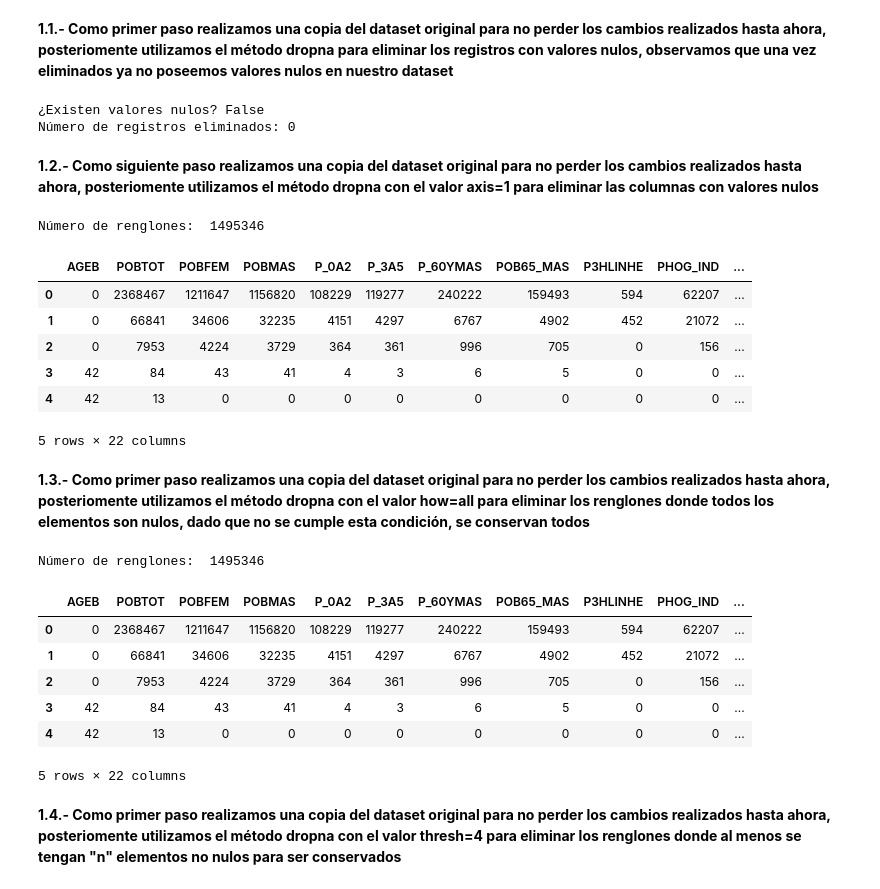
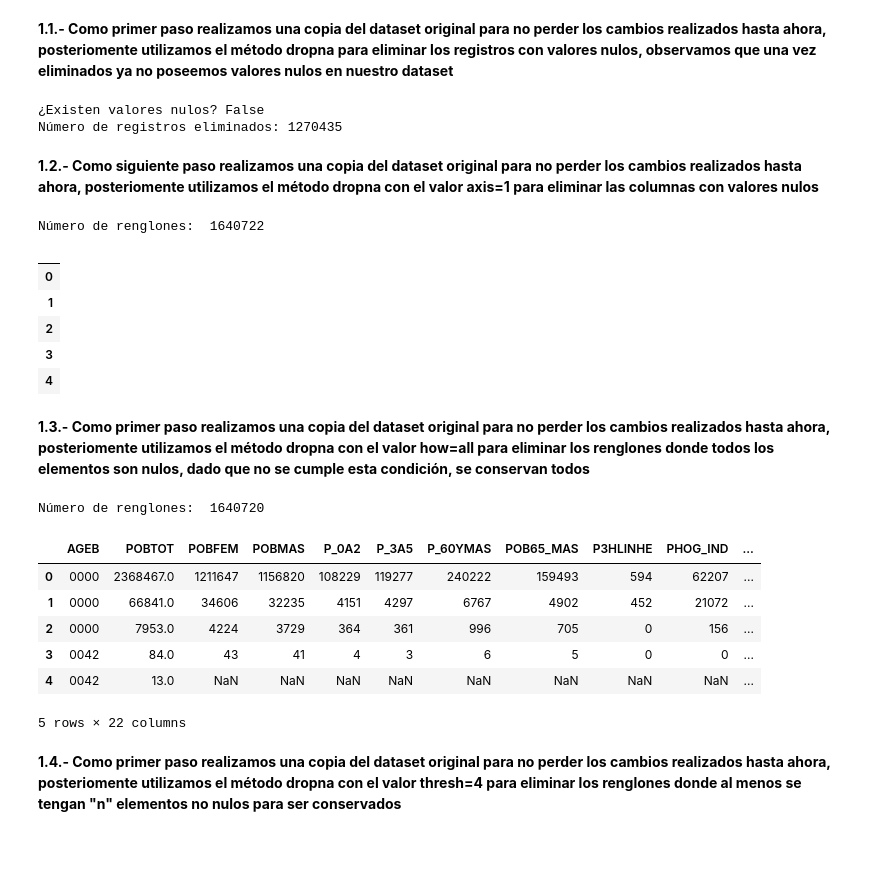
Before and after one commit to LH-1169213/IslasDeCalor, a Jupyter notebook: EDA_SCITEL_INEGI.ipynb, the cells around one changed output. Drawn from its saved outputs; the diff is of its cells as text; code cells hidden in the pictures; blank space fills up the shorter version.

```diff
--- a/EDA_SCITEL_INEGI.ipynb
+++ b/EDA_SCITEL_INEGI.ipynb
@@ -1168,7 +1168,7 @@ dtypes: float64(2), object(20)
 memory usage: 275.4+ MB
 # %%
 # Eliminamos los caracteres de tipo *
-df_concat.replace('*', 0, inplace=True)
+df_concat.replace('*', np.nan, inplace=True)
 df_concat.head()
 # %% [output]
 |  | AGEB | POBTOT | POBFEM | POBMAS | P_0A2 | P_3A5 | P_60YMAS | POB65_MAS | P3HLINHE | PHOG_IND | ... |
@@ -1230,44 +1234,43 @@ array([[<Axes: title={'center': 'AGEB'}>,
 # %% [markdown]
 **1.1.- Como primer paso realizamos una copia del dataset original para no perder los cambios realizados hasta ahora, posteriomente utilizamos el método dropna para eliminar los registros con valores nulos, observamos que una vez eliminados ya no poseemos valores nulos en nuestro dataset**
 # %%
-ndfs = dfs.copy()
+ndfs = df_concat.copy()
 ndfs.dropna(inplace = True)
 print("¿Existen valores nulos?", ndfs.isna().values.any())
 print("Número de registros eliminados:", len(dfs) - len(ndfs))
 # %% [output]
 ¿Existen valores nulos? False
-Número de registros eliminados: 0
+Número de registros eliminados: 1270435
 # %% [markdown]
 **1.2.- Como siguiente paso realizamos una copia del dataset original para no perder los cambios realizados hasta ahora, posteriomente utilizamos el método dropna con el valor axis=1 para eliminar las columnas con valores nulos**
 # %%
-ndfs = dfs.copy()
-ndfs.dropna(axis = 1, inplace = True) # axis 1 son columnas / axis 0 son renglones.
-print("Número de renglones: ", len(ndfs))
-ndfs.head()
+ndfs1 = df_concat.copy()
+ndfs1.dropna(axis = 1, inplace = True) # axis 1 son columnas / axis 0 son renglones.
+print("Número de renglones: ", len(ndfs1))
+ndfs1.head()
 # %% [output]
-Número de renglones:  1495346
+Número de renglones:  1640722
-|  | AGEB | POBTOT | POBFEM | POBMAS | P_0A2 | P_3A5 | P_60YMAS | POB65_MAS | P3HLINHE | PHOG_IND | ... |
-| 0 | 0 | 2368467 | 1211647 | 1156820 | 108229 | 119277 | 240222 | 159493 | 594 | 62207 | ... |
-| 1 | 0 | 66841 | 34606 | 32235 | 4151 | 4297 | 6767 | 4902 | 452 | 21072 | ... |
-| 2 | 0 | 7953 | 4224 | 3729 | 364 | 361 | 996 | 705 | 0 | 156 | ... |
-| 3 | 42 | 84 | 43 | 41 | 4 | 3 | 6 | 5 | 0 | 0 | ... |
-| 4 | 42 | 13 | 0 | 0 | 0 | 0 | 0 | 0 | 0 | 0 | ... |
+|  |
+| 0 |
+| 1 |
+| 2 |
+| 3 |
+| 4 |
-5 rows × 22 columns
 # %% [markdown]
 **1.3.- Como primer paso realizamos una copia del dataset original para no perder los cambios realizados hasta ahora, posteriomente utilizamos el método dropna con el valor how=all para eliminar los renglones donde todos los elementos son nulos, dado que no se cumple esta condición, se conservan todos**
 # %%
-ndfs = dfs.copy()
-ndfs.dropna(how='all', inplace = True)
-print("Número de renglones: ", len(ndfs))
-ndfs.head()
+ndfs2 = df_concat.copy()
+ndfs2.dropna(how='all', inplace = True)
+print("Número de renglones: ", len(ndfs2))
+ndfs2.head()
 # %% [output]
-Número de renglones:  1495346
+Número de renglones:  1640720
 |  | AGEB | POBTOT | POBFEM | POBMAS | P_0A2 | P_3A5 | P_60YMAS | POB65_MAS | P3HLINHE | PHOG_IND | ... |
-| 0 | 0 | 2368467 | 1211647 | 1156820 | 108229 | 119277 | 240222 | 159493 | 594 | 62207 | ... |
-| 1 | 0 | 66841 | 34606 | 32235 | 4151 | 4297 | 6767 | 4902 | 452 | 21072 | ... |
-| 2 | 0 | 7953 | 4224 | 3729 | 364 | 361 | 996 | 705 | 0 | 156 | ... |
-| 3 | 42 | 84 | 43 | 41 | 4 | 3 | 6 | 5 | 0 | 0 | ... |
-| 4 | 42 | 13 | 0 | 0 | 0 | 0 | 0 | 0 | 0 | 0 | ... |
+| 0 | 0000 | 2368467.0 | 1211647 | 1156820 | 108229 | 119277 | 240222 | 159493 | 594 | 62207 | ... |
+| 1 | 0000 | 66841.0 | 34606 | 32235 | 4151 | 4297 | 6767 | 4902 | 452 | 21072 | ... |
+| 2 | 0000 | 7953.0 | 4224 | 3729 | 364 | 361 | 996 | 705 | 0 | 156 | ... |
+| 3 | 0042 | 84.0 | 43 | 41 | 4 | 3 | 6 | 5 | 0 | 0 | ... |
+| 4 | 0042 | 13.0 | NaN | NaN | NaN | NaN | NaN | NaN | NaN | NaN | ... |
 5 rows × 22 columns
 # %% [markdown]
 **1.4.- Como primer paso realizamos una copia del dataset original para no perder los cambios realizados hasta ahora, posteriomente utilizamos el método dropna con el valor thresh=4 para eliminar los renglones donde al menos se tengan "n" elementos no nulos para ser conservados**
```
Also changed, not shown: parts of 47 cells of this notebook.
